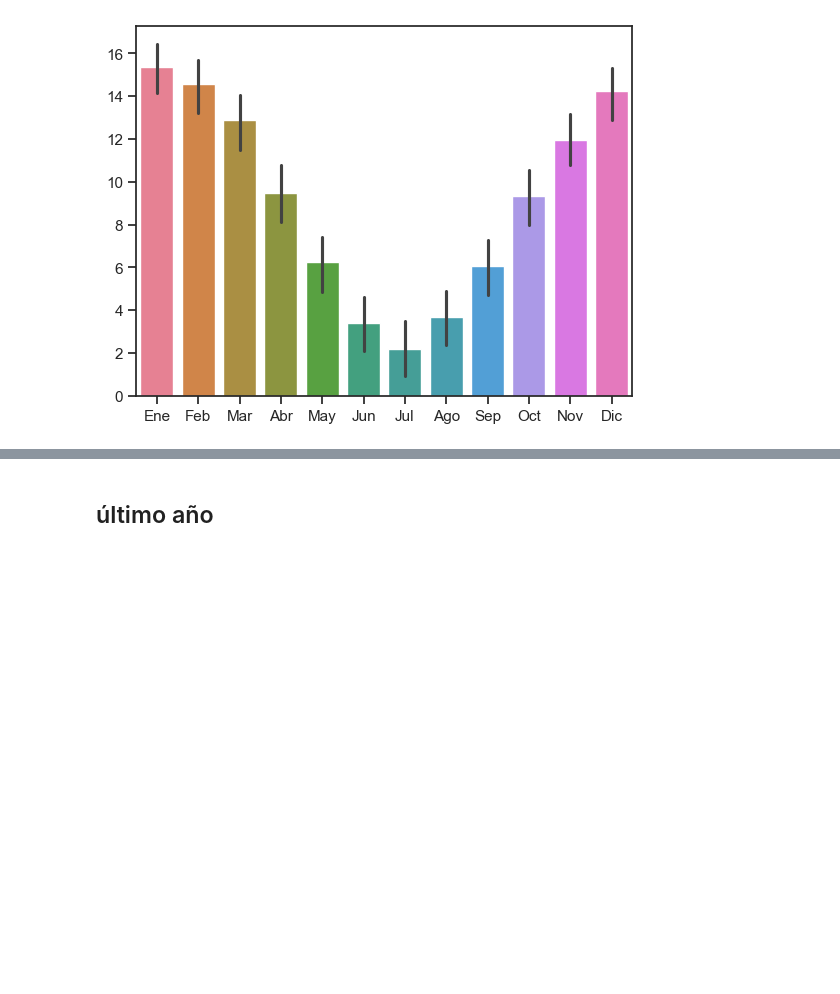
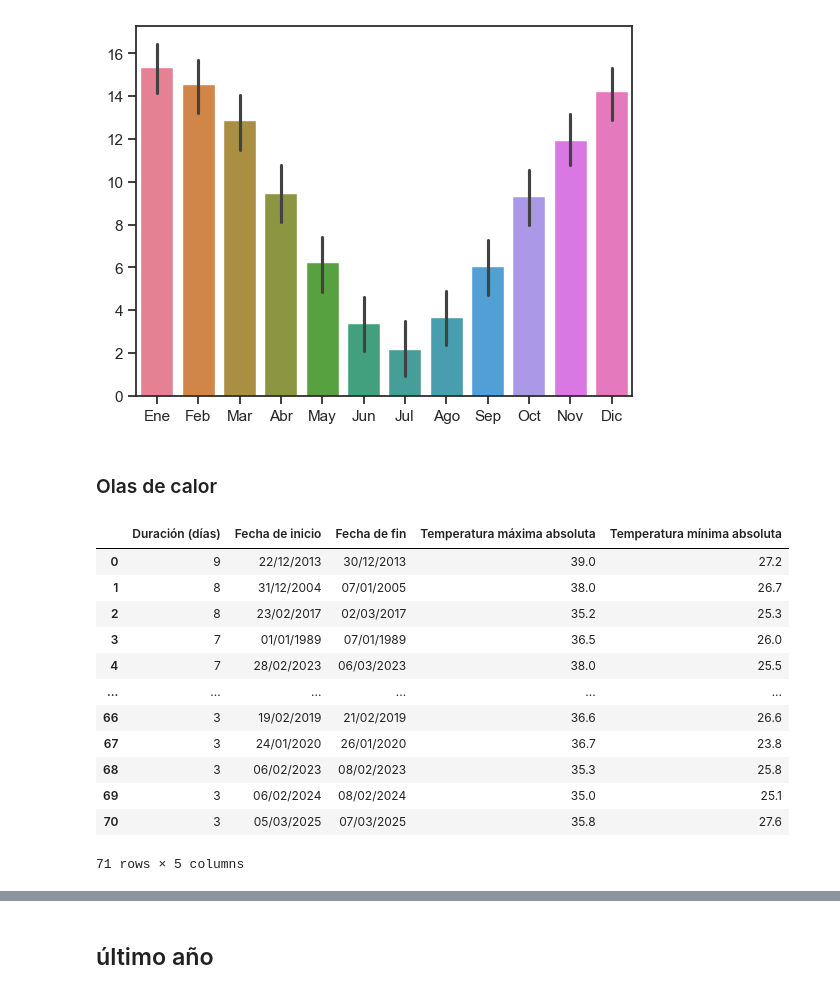
Before and after one commit to BustosMaxx/dengue_y_zika, a Jupyter notebook: notebooks/clima-smn.ipynb, the cells around one changed output, grey strips where cells are left out. Saved outputs shown, nothing was run; the diff lists cells and outputs as text; code cells hidden in the pictures; blank space fills up the shorter version.

```diff
--- a/notebooks/clima-smn.ipynb
+++ b/notebooks/clima-smn.ipynb
@@ -215,3 +215,38 @@ sns.barplot(temperatura_min)
 # %% [output]
 <Axes: >
 [figure]
+# %% [markdown]
+### Olas de calor
+# %%
+ola_calor = pd.read_csv("..//data//raw//olas-de-calor.csv",
+                           sep=";")
+ola_calor
+# temperatura_min = temp[temp["Valor Medio de"] == "Temperatura mínima (°C)"]
+# del temperatura_min["Valor Medio de"]
+# temperatura_min =temperatura_min.set_index("Estación")
+
+# # Reemplazar las S/D por cero.
+# temperatura_min[temperatura_min.isin(["S/D"])] = 0
+
+
+# # Reemplazar las comas por puntos.
+# for i in temperatura_min.columns:
+#     temperatura_min[i] = temperatura_min[i].str.replace(",",".").astype(float)
+
+
+
+# temperatura_min
+# %% [output]
+|  | Duración (días) | Fecha de inicio | Fecha de fin | Temperatura máxima absoluta | Temperatura mínima absoluta |
+| 0 | 9 | 22/12/2013 | 30/12/2013 | 39.0 | 27.2 |
+| 1 | 8 | 31/12/2004 | 07/01/2005 | 38.0 | 26.7 |
+| 2 | 8 | 23/02/2017 | 02/03/2017 | 35.2 | 25.3 |
+| 3 | 7 | 01/01/1989 | 07/01/1989 | 36.5 | 26.0 |
+| 4 | 7 | 28/02/2023 | 06/03/2023 | 38.0 | 25.5 |
+| ... | ... | ... | ... | ... | ... |
+| 66 | 3 | 19/02/2019 | 21/02/2019 | 36.6 | 26.6 |
+| 67 | 3 | 24/01/2020 | 26/01/2020 | 36.7 | 23.8 |
+| 68 | 3 | 06/02/2023 | 08/02/2023 | 35.3 | 25.8 |
+| 69 | 3 | 06/02/2024 | 08/02/2024 | 35.0 | 25.1 |
+| 70 | 3 | 05/03/2025 | 07/03/2025 | 35.8 | 27.6 |
+71 rows × 5 columns
```
Also changed, not shown: parts of 12 cells of this notebook, 2 other files.
